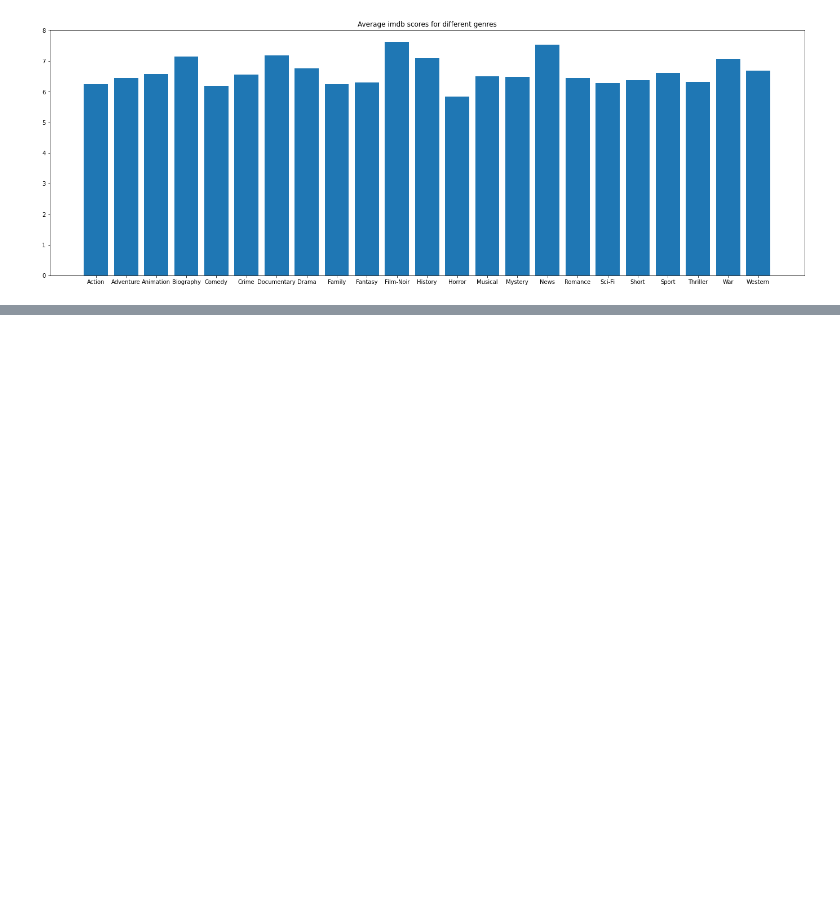
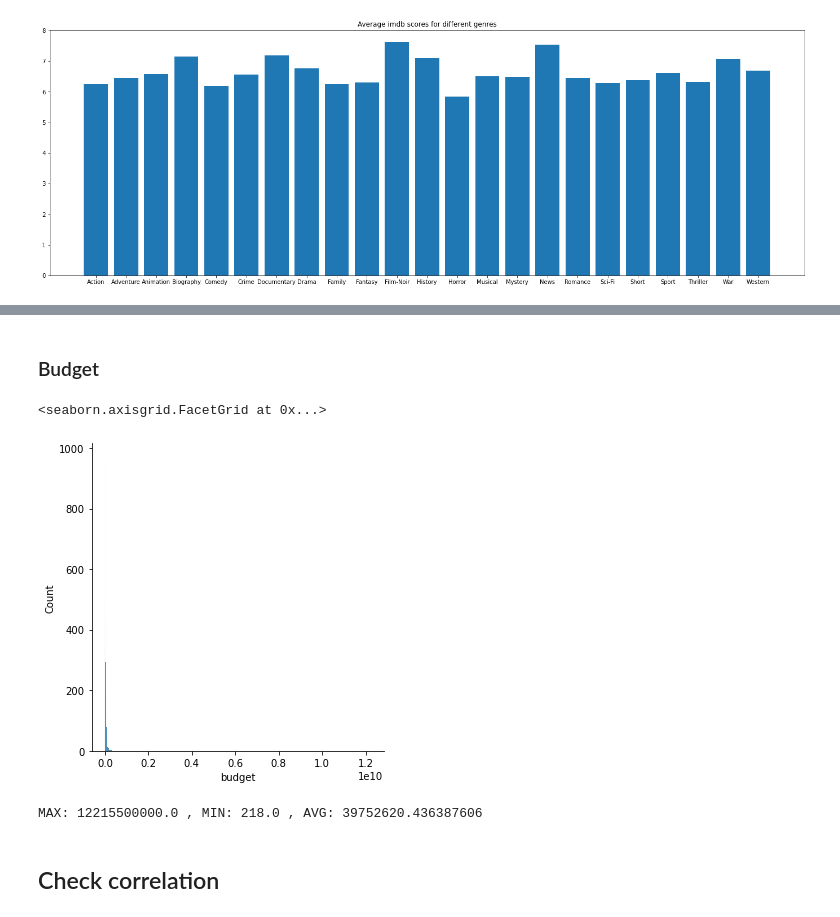
Before and after one commit to kennyeon/Too-Pullz-Project, a Jupyter notebook: classification_project.ipynb, the cells around one changed output, grey strips where cells are left out. Saved outputs shown, nothing was run; the diff lists cells and outputs as text; code cells hidden in the pictures; blank space fills up the shorter version.

```diff
--- a/classification_project.ipynb
+++ b/classification_project.ipynb
@@ -146,0 +156,11 @@ def confusion_matrix_train(model,cutoff=0.44):
+# %% [markdown]
+### Budget
+# %%
+sns.displot(movies, x="budget")
+# %% [output]
+<seaborn.axisgrid.FacetGrid at 0x...>
+[figure, added]
+# %%
+print('MAX:', movies['budget'].max(), ', MIN:', movies['budget'].min(), ', AVG:', movies['budget'].mean())
+# %% [output]
+MAX: 12215500000.0 , MIN: 218.0 , AVG: 39752620.436387606
@@ -146,0 +170,2 @@ def confusion_matrix_train(model,cutoff=0.44):
+# %% [markdown]
+## Check correlation
```
Also changed, not shown: parts of 22 cells of this notebook.
